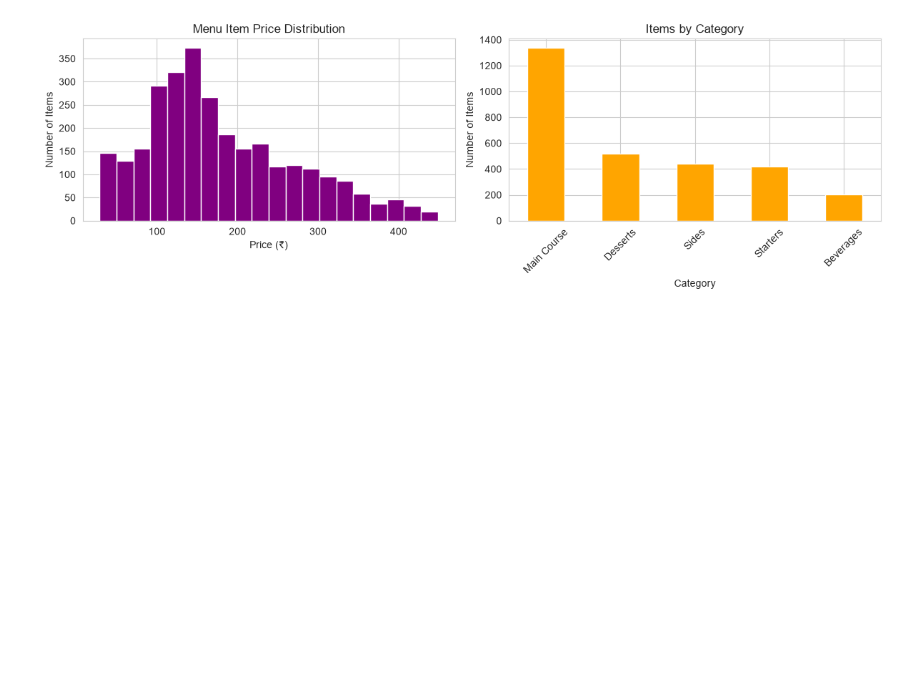
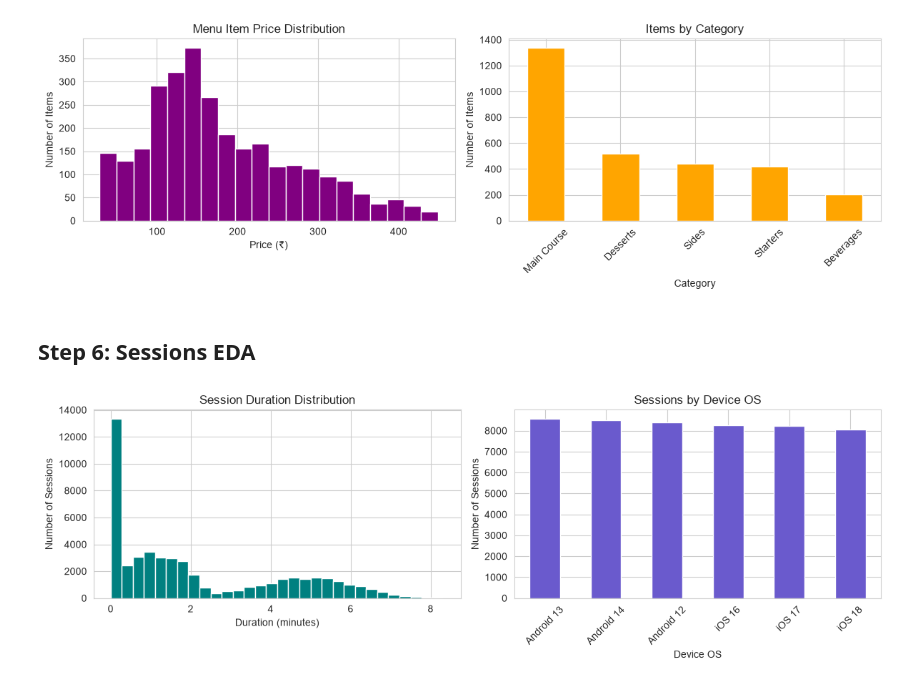
Before and after one commit to Monik17/zomato-funnel-analytics, a Jupyter notebook: notebooks/eda.ipynb, the cells around one changed output. Drawn from its saved outputs; the diff is of its cells as text; code cells hidden in the pictures; blank space fills up the shorter version.

Commit message:
add sessions EDA

```diff
--- a/notebooks/eda.ipynb
+++ b/notebooks/eda.ipynb
@@ -389,3 +389,27 @@ plt.tight_layout()
 plt.show()
 # %% [output]
 [figure]
+# %% [markdown]
+## Step 6: Sessions EDA
+# %%
+sessions["duration_min"] = (
+    pd.to_datetime(sessions["session_end"]) - pd.to_datetime(sessions["session_start"])
+).dt.total_seconds() / 60
+
+fig, axes = plt.subplots(1, 2, figsize=(12, 4))
+
+axes[0].hist(sessions["duration_min"], bins=30, color="teal", edgecolor="white")
+axes[0].set_title("Session Duration Distribution")
+axes[0].set_xlabel("Duration (minutes)")
+axes[0].set_ylabel("Number of Sessions")
+
+sessions["device_os"].value_counts().plot.bar(ax=axes[1], color="slateblue")
+axes[1].set_title("Sessions by Device OS")
+axes[1].set_xlabel("Device OS")
+axes[1].set_ylabel("Number of Sessions")
+axes[1].tick_params(axis="x", rotation=45)
+
+plt.tight_layout()
+plt.show()
+# %% [output]
+[figure, added]
```
